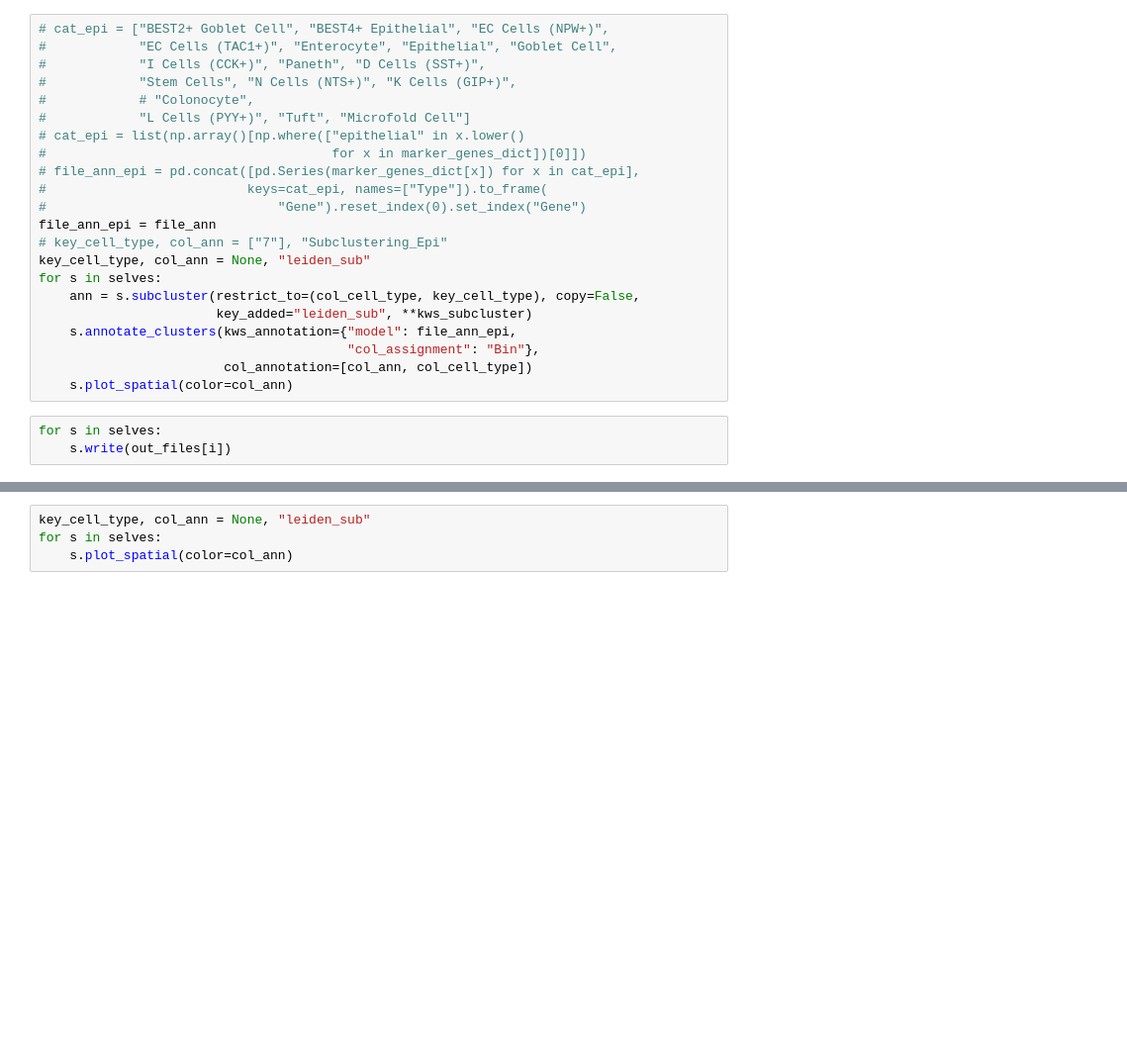
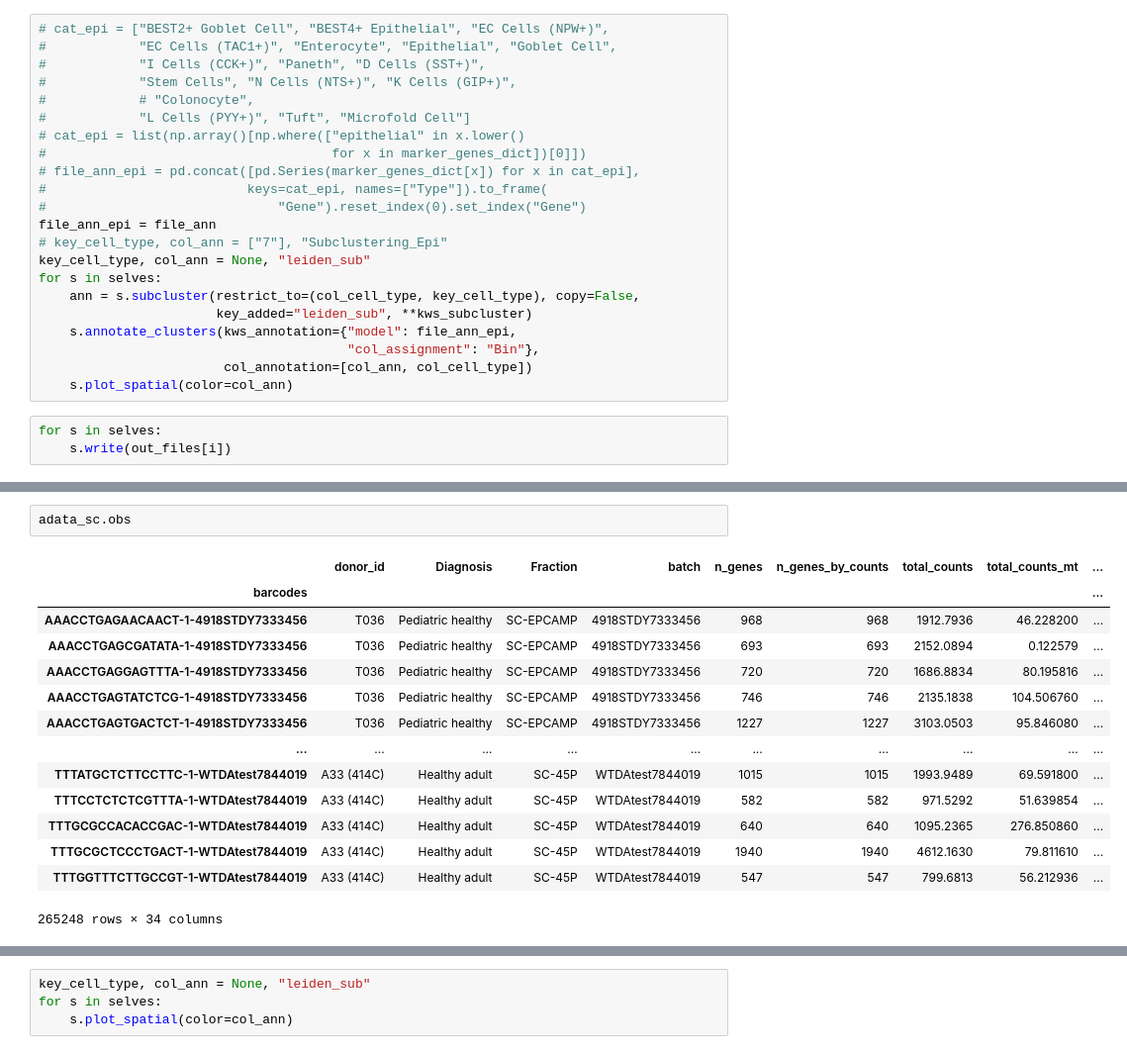
Before and after one commit to ChoBioLab/corescpy, a Jupyter notebook: examples/spatial_tuq97n_subclustering.ipynb, the cells around one changed output, grey strips where cells are left out. Shown: that part at 99% size. Saved outputs shown, nothing was run; the diff lists cells and outputs as text; blank space fills up the shorter version.

```diff
--- a/examples/spatial_tuq97n_subclustering.ipynb
+++ b/examples/spatial_tuq97n_subclustering.ipynb
@@ -308,0 +351,17 @@ ann
+# %%
+adata_sc.obs
+# %% [output]
+|  | donor_id | Diagnosis | Fraction | batch | n_genes | n_genes_by_counts | total_counts | total_counts_mt | ... |
+| barcodes |  |  |  |  |  |  |  |  | ... |
+| AAACCTGAGAACAACT-1-4918STDY7333456 | T036 | Pediatric healthy | SC-EPCAMP | 4918STDY7333456 | 968 | 968 | 1912.7936 | 46.228200 | ... |
+| AAACCTGAGCGATATA-1-4918STDY7333456 | T036 | Pediatric healthy | SC-EPCAMP | 4918STDY7333456 | 693 | 693 | 2152.0894 | 0.122579 | ... |
+| AAACCTGAGGAGTTTA-1-4918STDY7333456 | T036 | Pediatric healthy | SC-EPCAMP | 4918STDY7333456 | 720 | 720 | 1686.8834 | 80.195816 | ... |
+| AAACCTGAGTATCTCG-1-4918STDY7333456 | T036 | Pediatric healthy | SC-EPCAMP | 4918STDY7333456 | 746 | 746 | 2135.1838 | 104.506760 | ... |
+| AAACCTGAGTGACTCT-1-4918STDY7333456 | T036 | Pediatric healthy | SC-EPCAMP | 4918STDY7333456 | 1227 | 1227 | 3103.0503 | 95.846080 | ... |
+| ... | ... | ... | ... | ... | ... | ... | ... | ... | ... |
+| TTTATGCTCTTCCTTC-1-WTDAtest7844019 | A33 (414C) | Healthy adult | SC-45P | WTDAtest7844019 | 1015 | 1015 | 1993.9489 | 69.591800 | ... |
+| TTTCCTCTCTCGTTTA-1-WTDAtest7844019 | A33 (414C) | Healthy adult | SC-45P | WTDAtest7844019 | 582 | 582 | 971.5292 | 51.639854 | ... |
+| TTTGCGCCACACCGAC-1-WTDAtest7844019 | A33 (414C) | Healthy adult | SC-45P | WTDAtest7844019 | 640 | 640 | 1095.2365 | 276.850860 | ... |
+| TTTGCGCTCCCTGACT-1-WTDAtest7844019 | A33 (414C) | Healthy adult | SC-45P | WTDAtest7844019 | 1940 | 1940 | 4612.1630 | 79.811610 | ... |
+| TTTGGTTTCTTGCCGT-1-WTDAtest7844019 | A33 (414C) | Healthy adult | SC-45P | WTDAtest7844019 | 547 | 547 | 799.6813 | 56.212936 | ... |
+265248 rows × 34 columns
```
Also changed, not shown: parts of 15 cells of this notebook, 3 other files.
